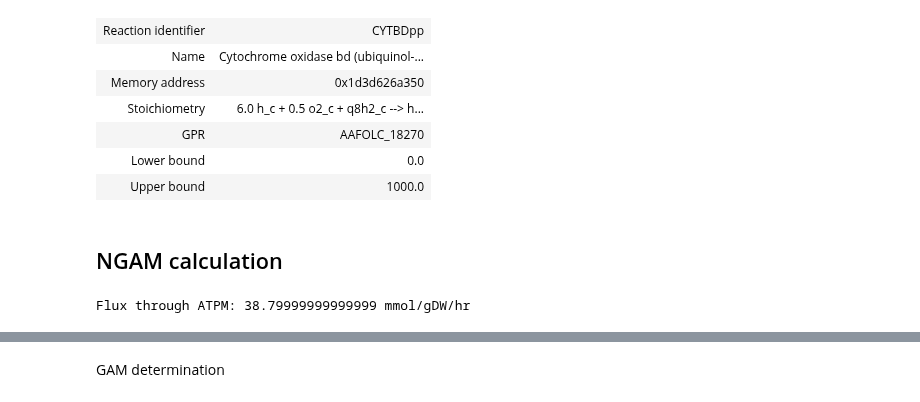
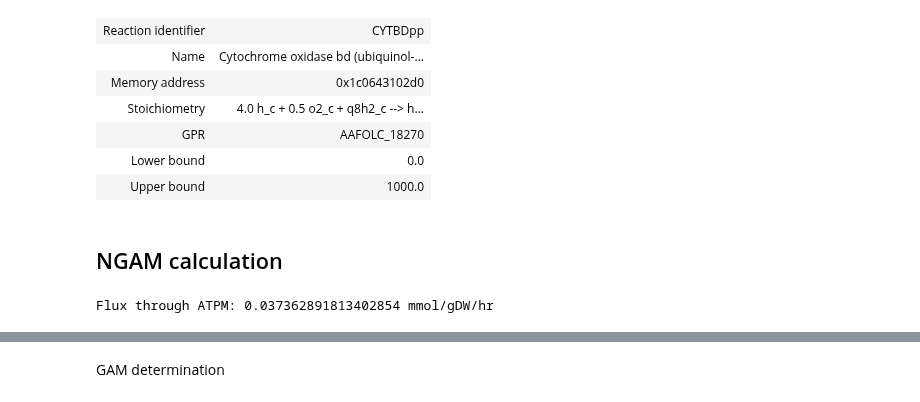
Before and after one commit to AzizBenA/iABA974_SoF1_GEM, a Jupyter notebook: Scripts/NGAM_GAM_manipulation.ipynb, the cells around one changed output, grey strips where cells are left out. Drawn from its saved outputs; the diff is of its cells as text; code cells hidden in the pictures.

```diff
--- a/Scripts/NGAM_GAM_manipulation.ipynb
+++ b/Scripts/NGAM_GAM_manipulation.ipynb
@@ -15,14 +15,16 @@ base_dir = Path.home() / "Documents" / "PhD" / "SoF1-GEM"
 model = ju.load_model(base_dir,"Models", "250512_iABA974_kegg.sbml")
 # %%
 reaction = model.reactions.get_by_id('CYTBDpp')
-metabolite_to_add = 'h_c'
-reaction.add_metabolites({metabolite_to_add: -2.0})
+metabolite_to_add_1 = 'h_p'
+metabolite_to_add_2 = 'h_c'
+reaction.add_metabolites({metabolite_to_add_1: -2.0})
+reaction.add_metabolites({metabolite_to_add_2: 2.0})
 reaction
 # %% [output]
 | Reaction identifier | CYTBDpp |
 | Name | Cytochrome oxidase bd (ubiquinol-... |
-| Memory address | 0x1d3d626a350 |
-| Stoichiometry | 6.0 h_c + 0.5 o2_c + q8h2_c --> h... |
+| Memory address | 0x1c0643102d0 |
+| Stoichiometry | 4.0 h_c + 0.5 o2_c + q8h2_c --> h... |
 | GPR | AAFOLC_18270 |
 | Lower bound | 0.0 |
 | Upper bound | 1000.0 |
@@ -42,11 +44,11 @@ reaction.bounds = -8.7009, -8.7009
 reaction = model.reactions.get_by_id('EX_h2_e')
 reaction.bounds = -8.7, 1000.0
 # %%
-model.objective = 'ATPM'
+model.objective = 'Growth'
 solution = model.optimize()
 print(f"Flux through ATPM: {solution.objective_value} mmol/gDW/hr")
 # %% [output]
-Flux through ATPM: 38.79999999999999 mmol/gDW/hr
+Flux through ATPM: 0.037362891813402854 mmol/gDW/hr
 # %%
 model.summary()
 # %% [output]
```
Also changed, not shown: parts of 9 cells of this notebook, 5 other files.
